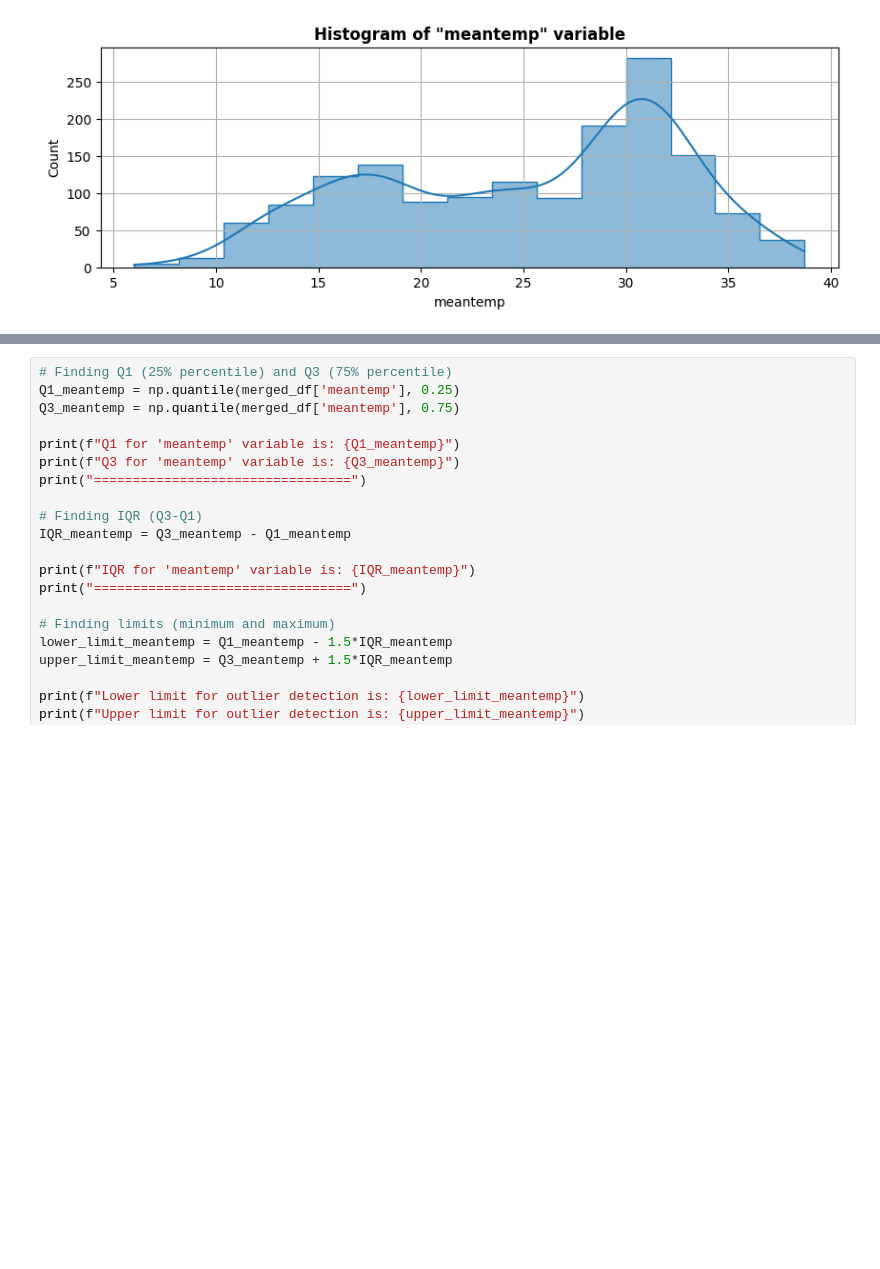
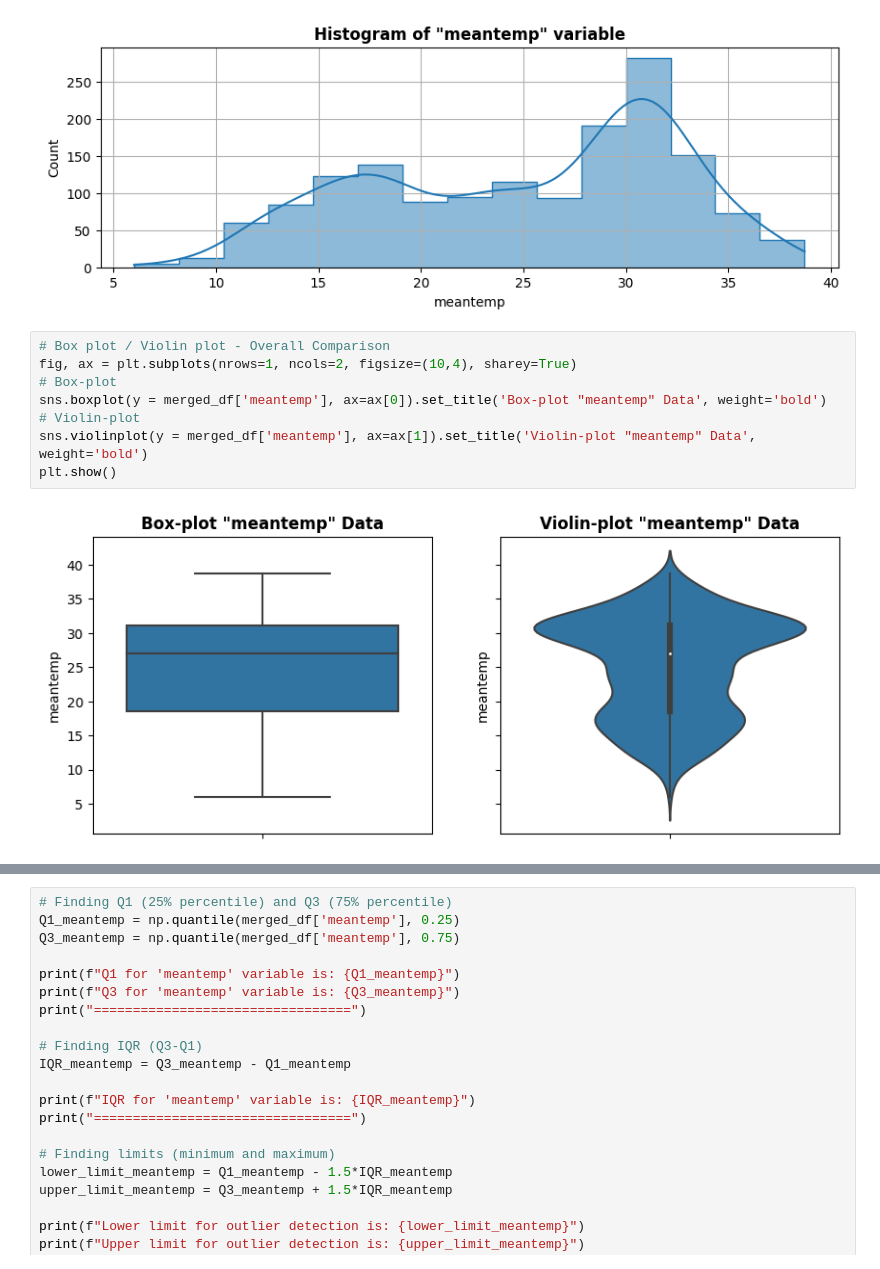
Before and after one commit to marcocolognesi/Weather_Forecast, a Jupyter notebook: project.ipynb, the cells around one changed output, grey strips where cells are left out. Cells and saved outputs as stored; diff of their text form; blank space fills up the shorter version.

```diff
--- a/project.ipynb
+++ b/project.ipynb
@@ -237,3 +234,13 @@ plt.grid()
 plt.show()
 # %% [output]
 [figure]
+# %%
+# Box plot / Violin plot - Overall Comparison
+fig, ax = plt.subplots(nrows=1, ncols=2, figsize=(10,4), sharey=True)
+# Box-plot
+sns.boxplot(y = merged_df['meantemp'], ax=ax[0]).set_title('Box-plot "meantemp" Data', weight='bold')
+# Violin-plot
+sns.violinplot(y = merged_df['meantemp'], ax=ax[1]).set_title('Violin-plot "meantemp" Data', weight='bold')
+plt.show()
+# %% [output]
+[figure, added]
```
Also changed, not shown: parts of 50 cells of this notebook.
